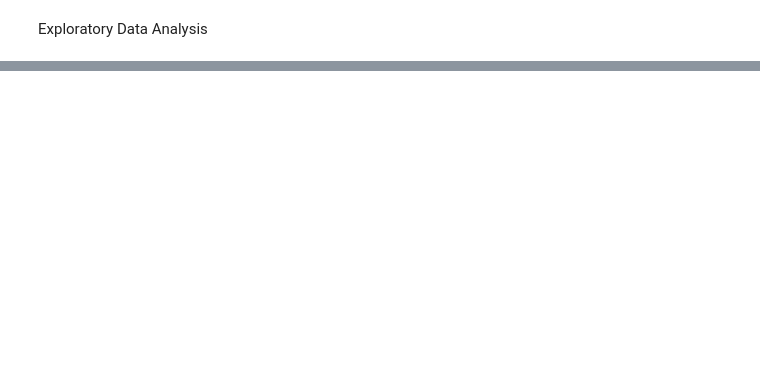
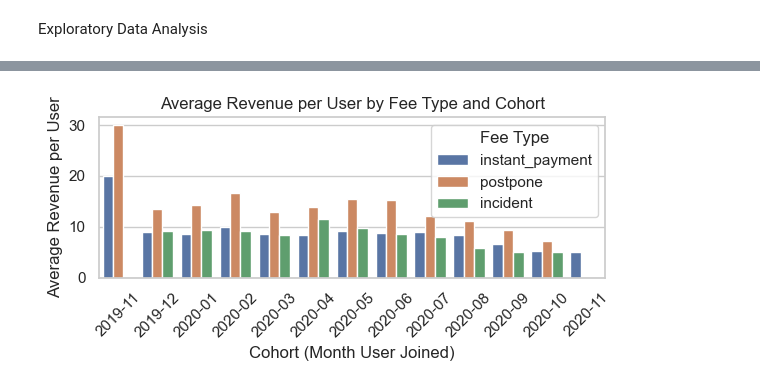
Before and after one commit to jorgeberrizbeitia/project-ironhack-payments-en, a Jupyter notebook: 6.metric-4-user-lifetime-value.ipynb, the cells around one changed output, grey strips where cells are left out. Drawn from its saved outputs; the diff is of its cells as text; code cells hidden in the pictures; blank space fills up the shorter version.

```diff
--- a/6.metric-4-user-lifetime-value.ipynb
+++ b/6.metric-4-user-lifetime-value.ipynb
@@ -226,0 +152,9 @@ Explore why users aren’t reaching month 6 — and design long-term incentives
+# %%
+# Q5: Separar el fee por el tipo de fee
+# Sumar ingresos por user + fee type + cohort
+revenue_by_user_type = fees_with_cohort.groupby(["cohort_start", "user_id", "type"])["total_amount"].sum().reset_index()
+
+# Paso 2: Promedio por fee type + cohort
+avg_revenue_by_type = revenue_by_user_type.groupby(["cohort_start", "type"])["total_amount"].mean().reset_index()
+avg_revenue_by_type.columns = ["cohort", "fee_type", "avg_revenue_per_user"]
+avg_revenue_by_type
@@ -226,0 +179,20 @@ Explore why users aren’t reaching month 6 — and design long-term incentives
+# %%
+#Q5: Plotting
+
+plt.figure(figsize=(6, 3))
+sns.barplot(
+    data=avg_revenue_by_type,
+    x="cohort",
+    y="avg_revenue_per_user",
+    hue="fee_type"
+)
+
+plt.title("Average Revenue per User by Fee Type and Cohort")
+plt.xlabel("Cohort (Month User Joined)")
+plt.ylabel("Average Revenue per User")
+plt.xticks(rotation=45)
+plt.legend(title="Fee Type")
+plt.tight_layout()
+plt.show()
+# %% [output]
+[figure, added]
```
Also changed, not shown: parts of 22 cells of this notebook, 1 other file.
